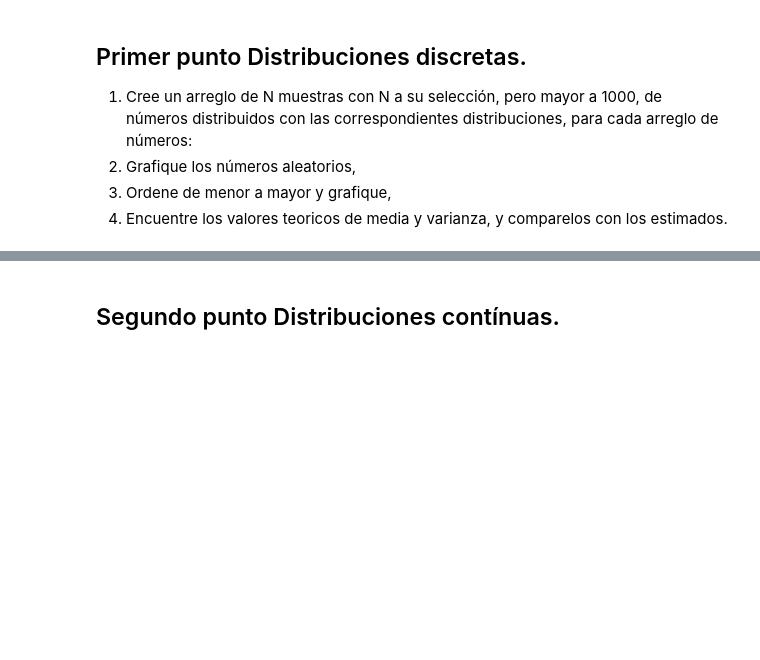
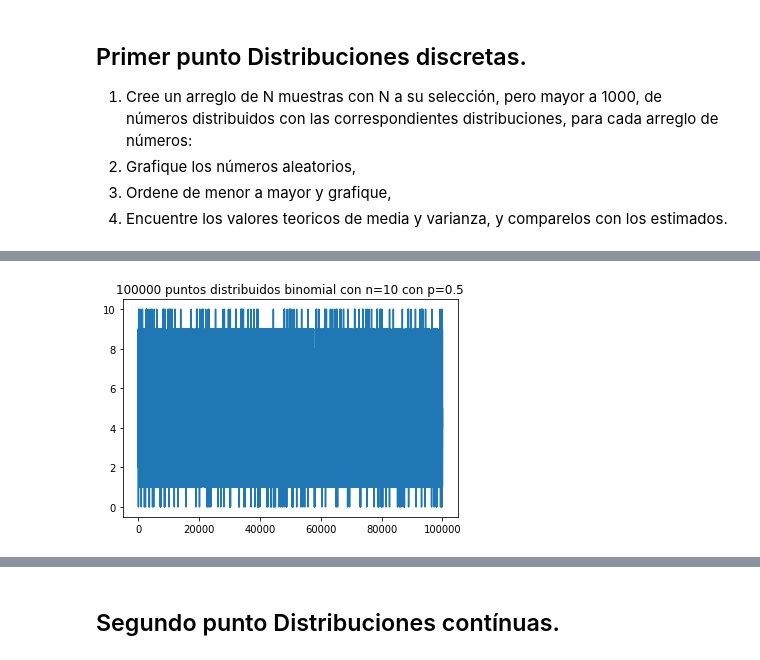
Before and after one commit to jsebastianbarretoj99/Asignatura_Inteligencia_Artificial_5607, a Jupyter notebook: Tarea_Semana_02/Taller_en_clase_Intro_a_la_probabilidad_para_ML_estudiante.ipynb, the cells around one changed output, grey strips where cells are left out. Saved outputs shown, nothing was run; the diff lists cells and outputs as text; code cells hidden in the pictures; blank space fills up the shorter version.

```diff
--- a/Tarea_Semana_02/Taller_en_clase_Intro_a_la_probabilidad_para_ML_estudiante.ipynb
+++ b/Tarea_Semana_02/Taller_en_clase_Intro_a_la_probabilidad_para_ML_estudiante.ipynb
@@ -86,0 +68,12 @@ r,p = 5,0.5
+# %%
+# binomial con cierto p entre 0 y 1 y cierto n
+n,p = 10, 0.5
+from scipy.stats import binom
+mean, var, skew, kurt = binom.stats(n, p, moments='mvsk')
+b = binom.rvs(n, p, size=N)
+#ver https://docs.scipy.org/doc/scipy-0.14.0/reference/generated/scipy.stats.binom.html#scipy.stats.binom
+plt.plot(b)
+plt.title(str(N)+" puntos distribuidos binomial con n=" + str(n) + " con p="+str(p))
+plt.show()
+# %% [output]
+[figure, added]
```
Also changed, not shown: parts of 30 cells of this notebook.
